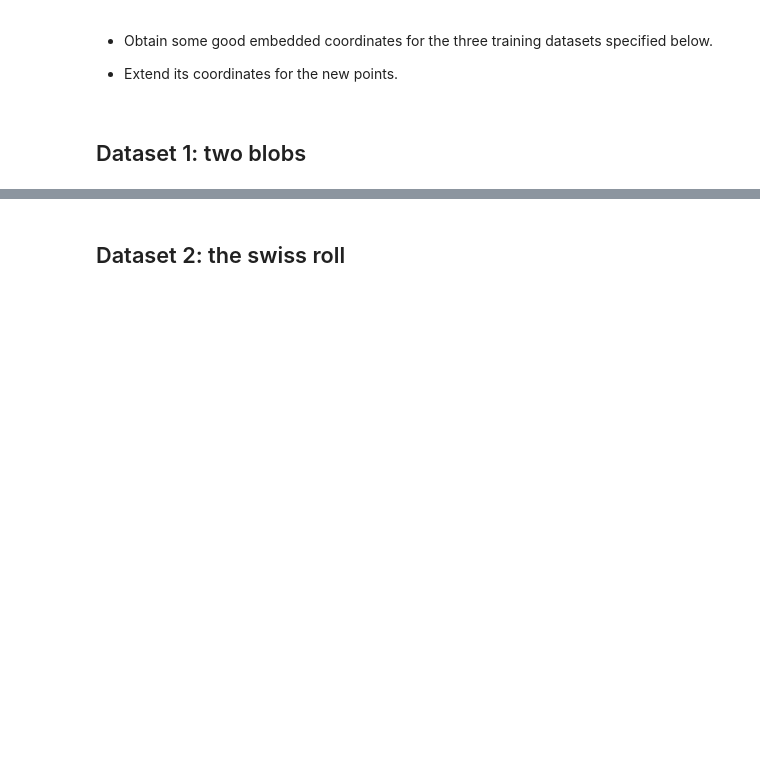
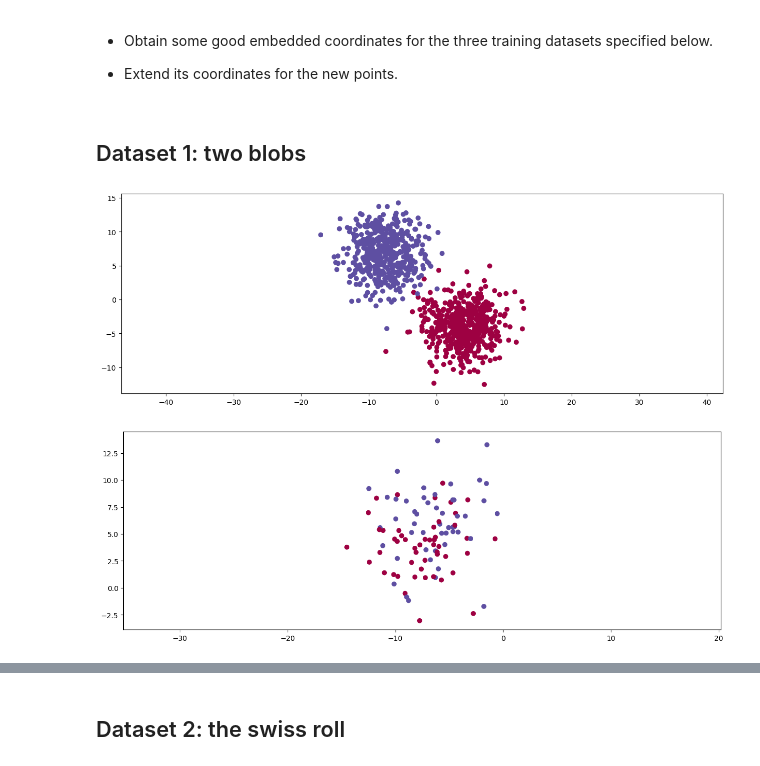
Before and after one commit to InigoMartinezCiriza/MF, a Jupyter notebook: P3/HW_03_MF_2025.ipynb, the cells around one changed output, grey strips where cells are left out. Drawn from its saved outputs; the diff is of its cells as text; code cells hidden in the pictures; blank space fills up the shorter version.

```diff
--- a/P3/HW_03_MF_2025.ipynb
+++ b/P3/HW_03_MF_2025.ipynb
@@ -155,13 +211,19 @@ class DM(TransformerMixin, BaseEstimator):
 # %%
 N = 1000
 
 X, y = make_blobs(n_samples=N, n_features=50, centers=2,
                   cluster_std=3.0, random_state=seed)
 y[y != 1] = -1
 plt.scatter(X[:,0], X[:,1], c=y, cmap=my_cmap)
 plt.axis('equal')
 plt.show()
 
 N_new=100
 X_new, y_new = make_blobs(n_samples=N_new, n_features=50, centers=2,
                   cluster_std=3.0, random_state=seed+1)
+plt.scatter(X_new[:,0], X_new[:,1], c=y_new, cmap=my_cmap)
+plt.axis('equal')
+plt.show()
+# %% [output]
+[figure, added]
+[figure, added]
```
Also changed, not shown: parts of 10 cells of this notebook.
